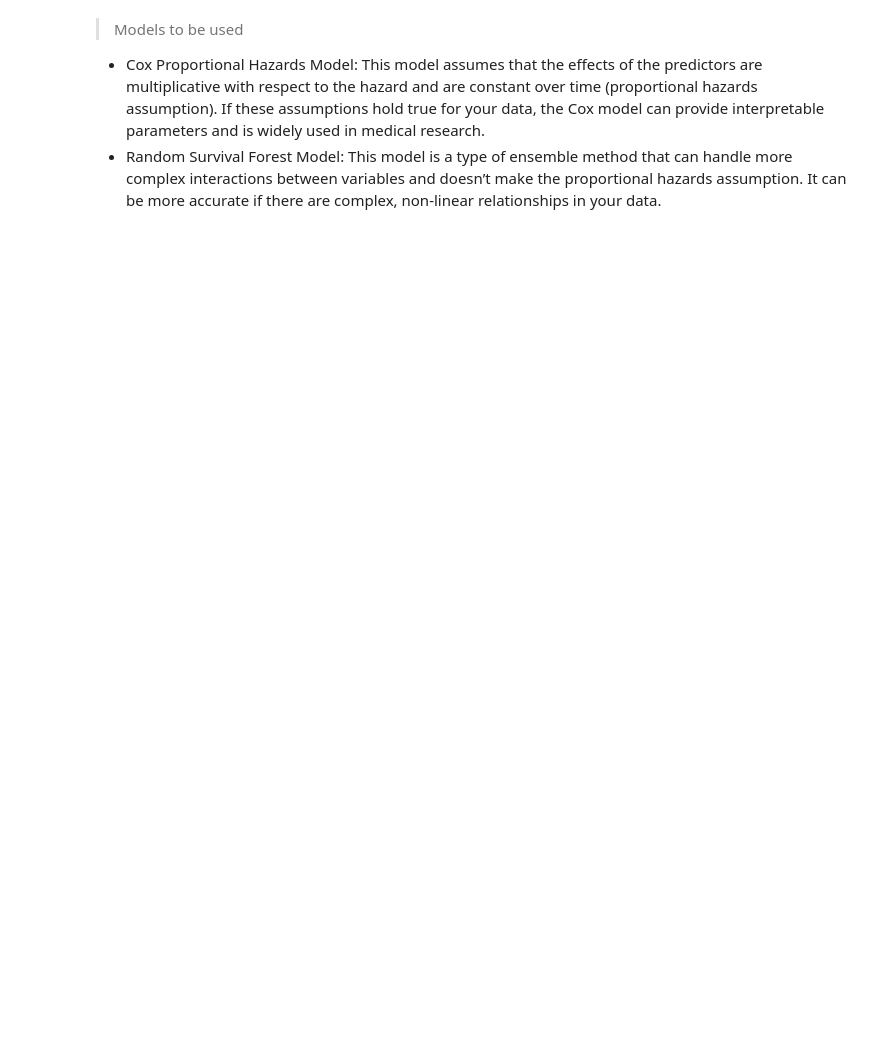
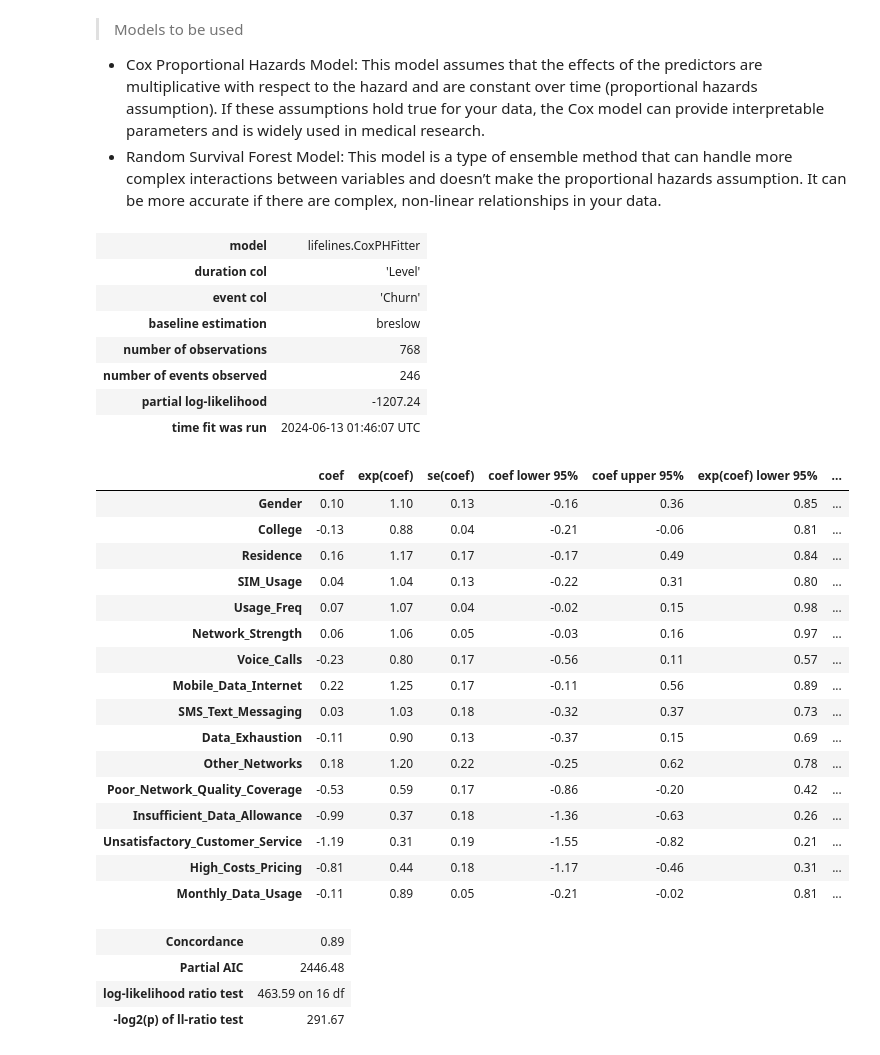
Before and after one commit to TravisBoltz/Decoding-Churn-Prediction-and-Student-Retention, a Jupyter notebook: Python Scripts/notebooks/Synthetic/survival_model.ipynb, the cells around one changed output. Drawn from its saved outputs; the diff is of its cells as text; code cells hidden in the pictures; blank space fills up the shorter version.

```diff
--- a/Python Scripts/notebooks/Synthetic/survival_model.ipynb
+++ b/Python Scripts/notebooks/Synthetic/survival_model.ipynb
@@ -39,3 +51,60 @@ data.head()
 >  Models to be used
 * Cox Proportional Hazards Model: This model assumes that the effects of the predictors are multiplicative with respect to the hazard and are constant over time (proportional hazards assumption). If these assumptions hold true for your data, the Cox model can provide interpretable parameters and is widely used in medical research.
 * Random Survival Forest Model: This model is a type of ensemble method that can handle more complex interactions between variables and doesn’t make the proportional hazards assumption. It can be more accurate if there are complex, non-linear relationships in your data.
+# %%
+import numpy as np
+# Preprocess the data
+# Encode categorical variables
+label_encoders = {}
+categorical_columns = ['Gender', 'College', 'Churn', 'Level', 'Residence', 'SIM_Usage',
+       'Usage_Freq', 'Network_Strength', 'Voice_Calls',
+       'Mobile_Data_Internet', 'SMS_Text_Messaging', 'Data_Exhaustion',
+       'Other_Networks', 'Poor_Network_Quality_Coverage',
+       'Insufficient_Data_Allowance', 'Unsatisfactory_Customer_Service',
+       'High_Costs_Pricing','Monthly_Data_Usage']
+
+for column in categorical_columns:
+    le = LabelEncoder()
+    data[column] = le.fit_transform(data[column])
+    label_encoders[column] = le
+
+# Prepare data for survival analysis
+X = data.drop(columns=['Level', 'Churn'])
+y = data[['Level', 'Churn']].copy()
+y['Churn'] = y['Churn'].astype(bool)
+y = y.to_records(index=False)
+
+# Cox Proportional Hazards Model
+cph = CoxPHFitter()
+cph.fit(data, duration_col='Level', event_col='Churn')
+cph.print_summary()
+# %% [output]
+| model | lifelines.CoxPHFitter |
+| duration col | 'Level' |
+| event col | 'Churn' |
+| baseline estimation | breslow |
+| number of observations | 768 |
+| number of events observed | 246 |
+| partial log-likelihood | -1207.24 |
+| time fit was run | 2024-06-13 01:46:07 UTC |
+|  | coef | exp(coef) | se(coef) | coef lower 95% | coef upper 95% | exp(coef) lower 95% | ... |
+| Gender | 0.10 | 1.10 | 0.13 | -0.16 | 0.36 | 0.85 | ... |
+| College | -0.13 | 0.88 | 0.04 | -0.21 | -0.06 | 0.81 | ... |
+| Residence | 0.16 | 1.17 | 0.17 | -0.17 | 0.49 | 0.84 | ... |
+| SIM_Usage | 0.04 | 1.04 | 0.13 | -0.22 | 0.31 | 0.80 | ... |
+| Usage_Freq | 0.07 | 1.07 | 0.04 | -0.02 | 0.15 | 0.98 | ... |
+| Network_Strength | 0.06 | 1.06 | 0.05 | -0.03 | 0.16 | 0.97 | ... |
+| Voice_Calls | -0.23 | 0.80 | 0.17 | -0.56 | 0.11 | 0.57 | ... |
+| Mobile_Data_Internet | 0.22 | 1.25 | 0.17 | -0.11 | 0.56 | 0.89 | ... |
+| SMS_Text_Messaging | 0.03 | 1.03 | 0.18 | -0.32 | 0.37 | 0.73 | ... |
+| Data_Exhaustion | -0.11 | 0.90 | 0.13 | -0.37 | 0.15 | 0.69 | ... |
+| Other_Networks | 0.18 | 1.20 | 0.22 | -0.25 | 0.62 | 0.78 | ... |
+| Poor_Network_Quality_Coverage | -0.53 | 0.59 | 0.17 | -0.86 | -0.20 | 0.42 | ... |
+| Insufficient_Data_Allowance | -0.99 | 0.37 | 0.18 | -1.36 | -0.63 | 0.26 | ... |
+| Unsatisfactory_Customer_Service | -1.19 | 0.31 | 0.19 | -1.55 | -0.82 | 0.21 | ... |
+| High_Costs_Pricing | -0.81 | 0.44 | 0.18 | -1.17 | -0.46 | 0.31 | ... |
+| Monthly_Data_Usage | -0.11 | 0.89 | 0.05 | -0.21 | -0.02 | 0.81 | ... |
+| Concordance | 0.89 |
+| Partial AIC | 2446.48 |
+| log-likelihood ratio test | 463.59 on 16 df |
+| -log2(p) of ll-ratio test | 291.67 |
```
Also changed, not shown: parts of 32 cells of this notebook, 4 other files.
